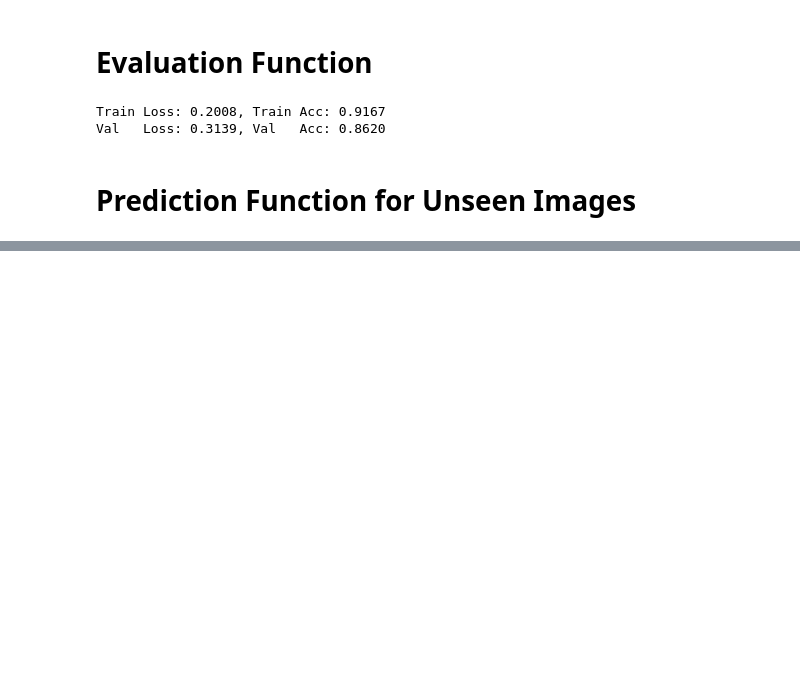
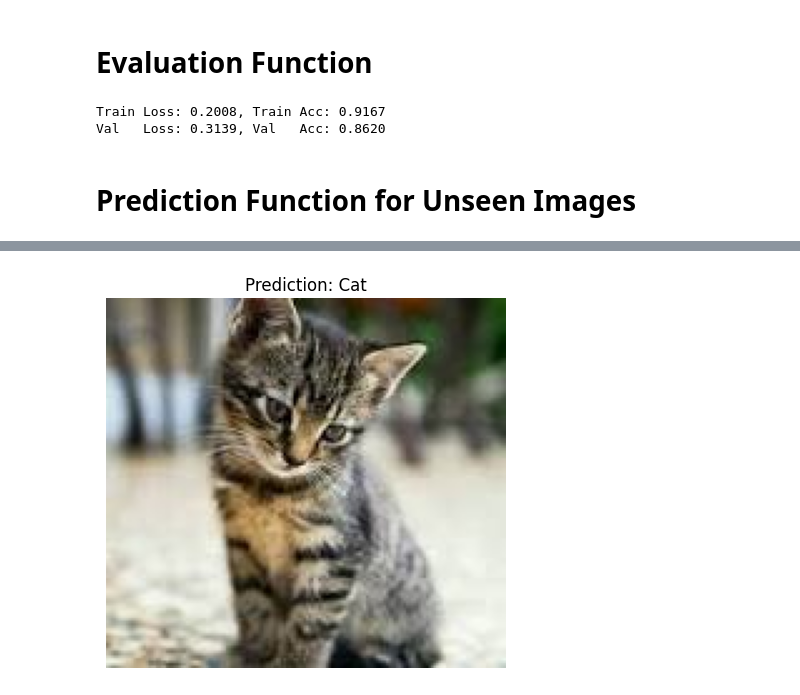
Before and after one commit to DhimanTarafdar/cat-vs-dog-image-classification-CNN, a Jupyter notebook: Cat_vs_Dog_Classification.ipynb, the cells around one changed output, grey strips where cells are left out. Drawn from its saved outputs; the diff is of its cells as text; code cells hidden in the pictures; blank space fills up the shorter version.

```diff
--- a/Cat_vs_Dog_Classification.ipynb
+++ b/Cat_vs_Dog_Classification.ipynb
@@ -292,0 +295,5 @@ predict_image(my_image_path)
+# %%
+my_image_path = "/content/cat.jpg"
+predict_image(my_image_path)
+# %% [output]
+[figure, added]
```
Also changed, not shown: parts of 1 cell of this notebook.
